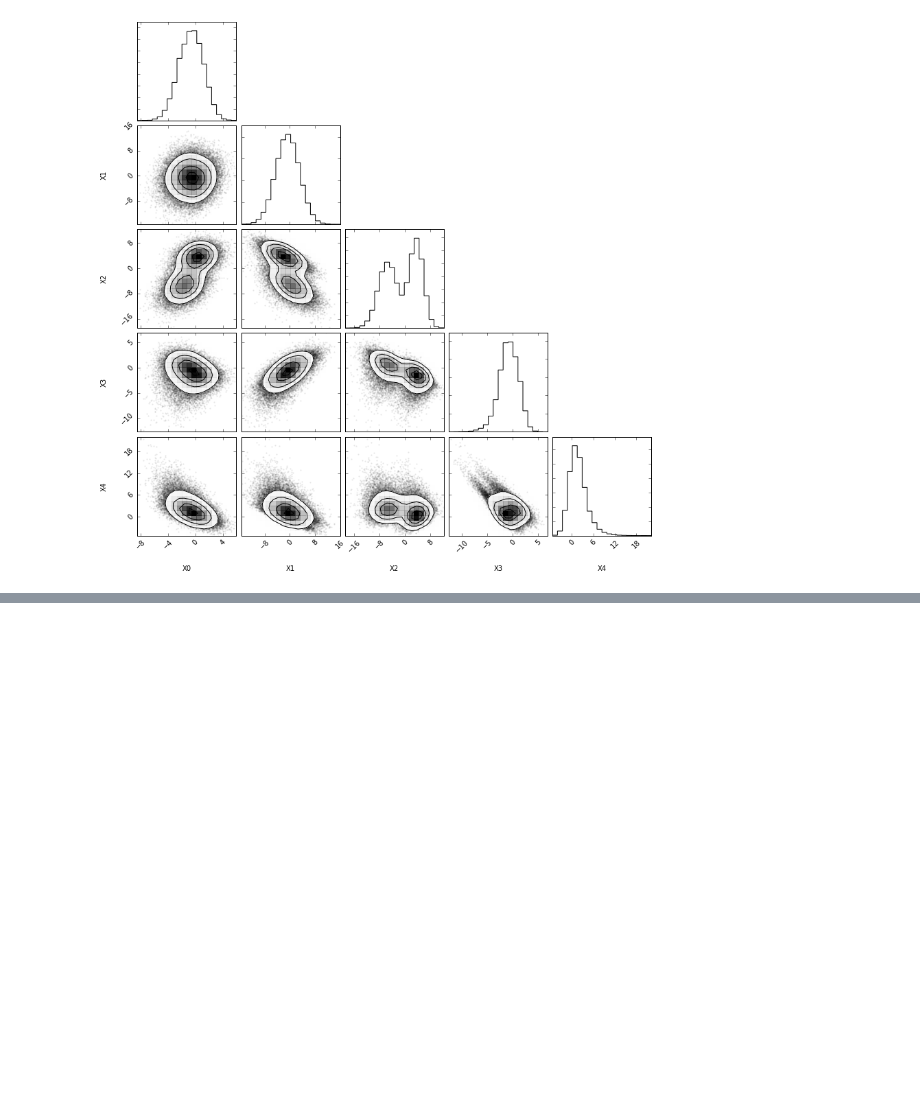
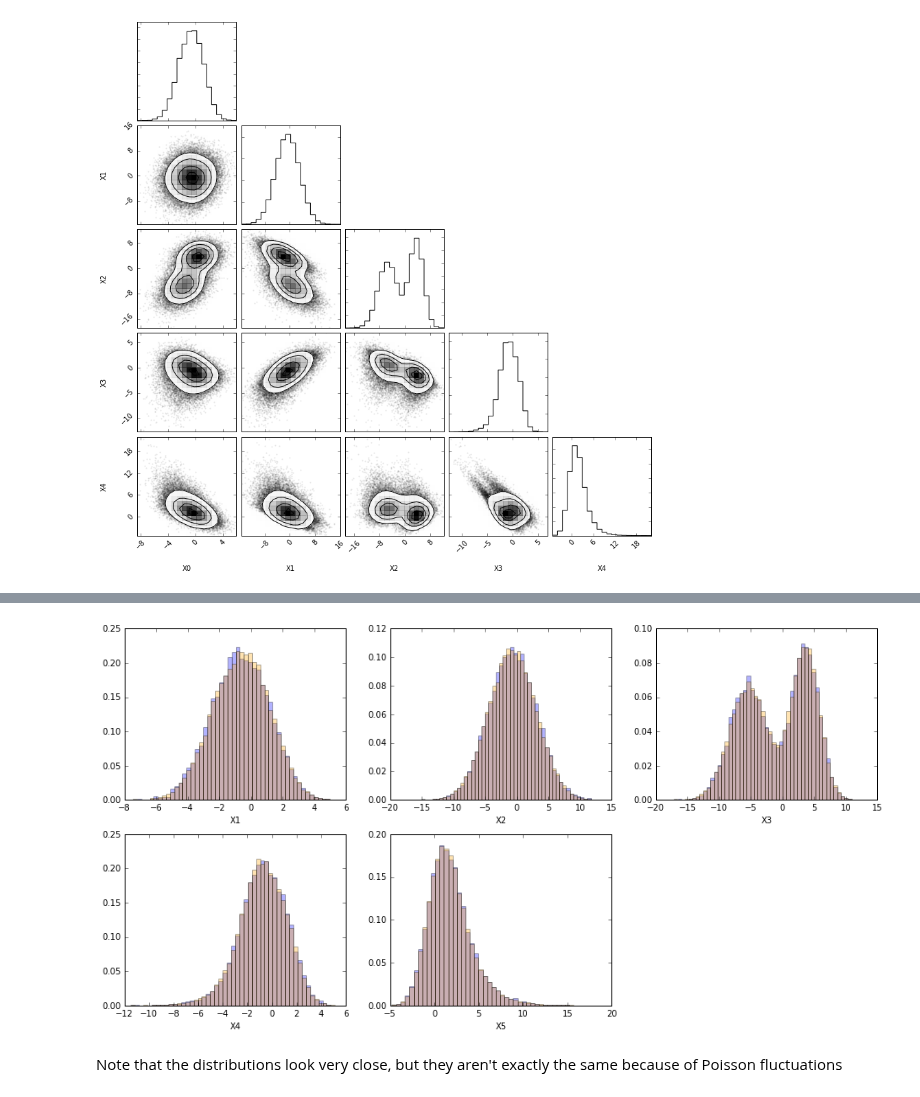
Before and after one commit to jgpavez/carl-notebooks, a Jupyter notebook: reweighing-high-dimensional-data.ipynb, the cells around one changed output, grey strips where cells are left out. Drawn from its saved outputs; the diff is of its cells as text; code cells hidden in the pictures; blank space fills up the shorter version.

```diff
--- a/reweighing-high-dimensional-data.ipynb
+++ b/reweighing-high-dimensional-data.ipynb
@@ -92,0 +93,7 @@ np.sum(weights0)
+# %%
+exact_weights = np.exp(p0.nnlf(X0) - p1.nnlf(X0))
+draw_distributions(exact_weights)
+# %% [output]
+[figure, added]
+# %% [markdown]
+Note that the distributions look very close, but they aren't exactly the same because of Poisson fluctuations
```
Also changed, not shown: parts of 38 cells of this notebook, 1 other file.
